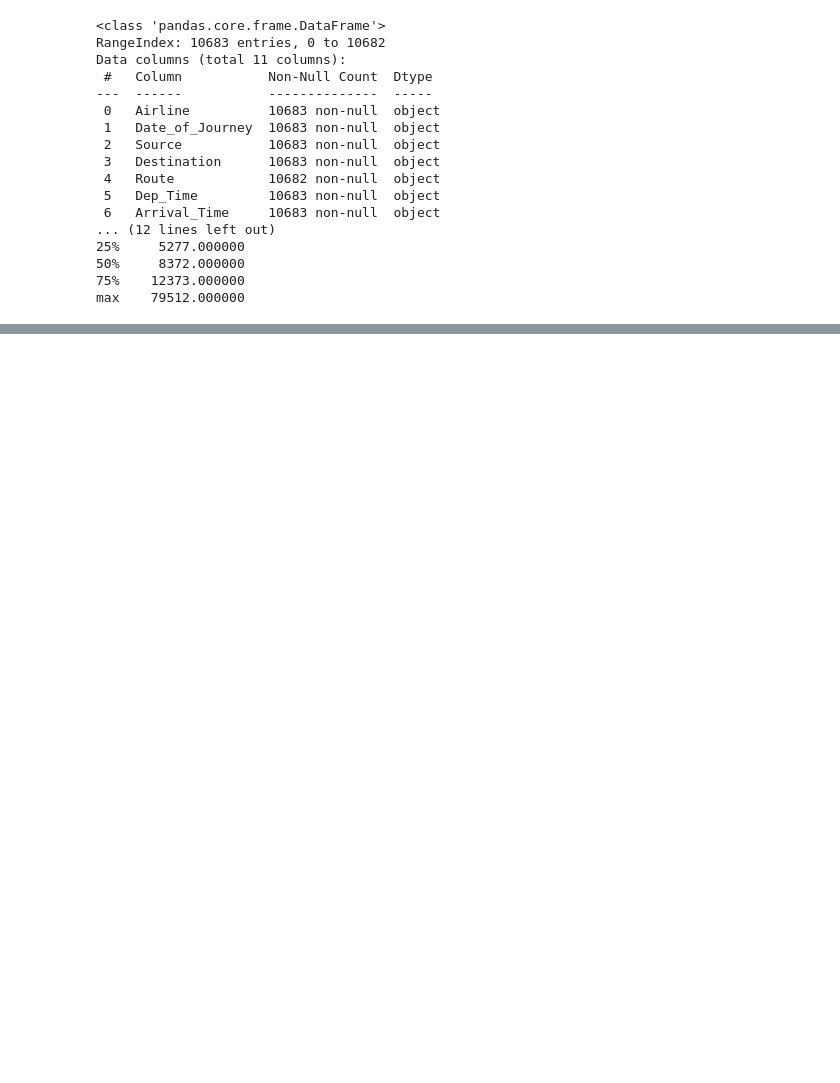
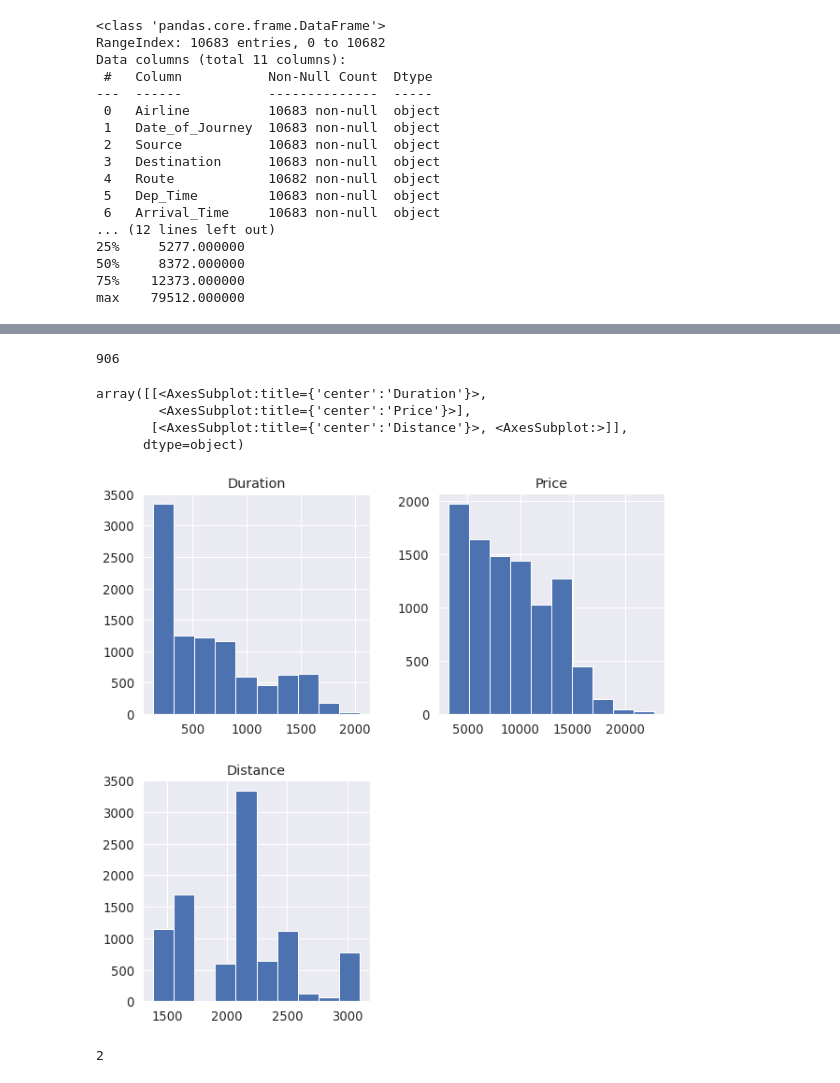
Before and after one commit to mabdulbaqui/Airlines, a Jupyter notebook: NoteBook/notbook.ipynb, the cells around one changed output, grey strips where cells are left out. Saved outputs shown, nothing was run; the diff lists cells and outputs as text; code cells hidden in the pictures; blank space fills up the shorter version.

```diff
--- a/NoteBook/notbook.ipynb
+++ b/NoteBook/notbook.ipynb
@@ -213,0 +87,6 @@ Additional_Info
+# %%
+x=df[df['Additional_Info'].isin(["1 Long layover","Change airports","Red-eye flight"])].index
+df.drop(x,inplace=True)
+# %%
+x=df[df['Airline'].isin([k  for k,i  in df['Airline'].value_counts().iteritems() if i <100])].index
+df.drop(x,inplace=True)
@@ -213,0 +108,20 @@ Additional_Info
+# %%
+x=df[df['Route'].isin([k  for k,i  in df['Route'].value_counts().iteritems() if i <10])].index
+df.drop(x,inplace=True)
+# %%
+mylib.Manipulation.outliers(df,['Distance','Price','Duration'],True)
+# %% [output]
+906
+# %%
+df.hist()
+# %% [output]
+array([[<AxesSubplot:title={'center':'Duration'}>,
+        <AxesSubplot:title={'center':'Price'}>],
+       [<AxesSubplot:title={'center':'Distance'}>, <AxesSubplot:>]],
+      dtype=object)
+[figure, added]
+# %%
+import  mylib as mlb
+mlb.Manipulation.outliers(df,['Distance','Duration','Price'],True)
+# %% [output]
+2
```
Also changed, not shown: parts of 36 cells of this notebook, 1 other file.
